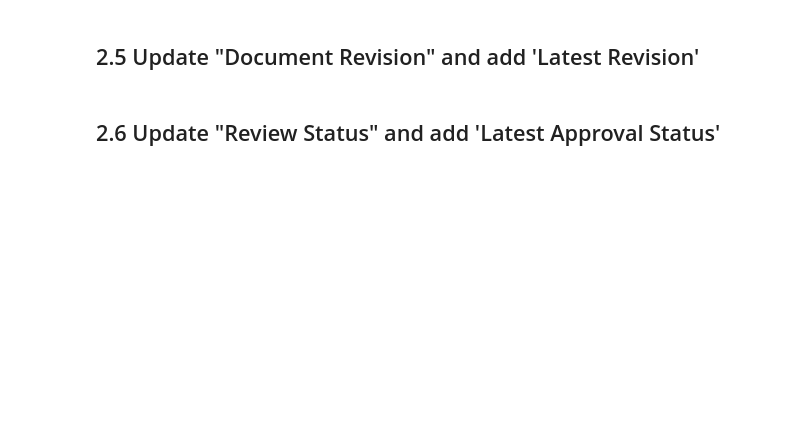
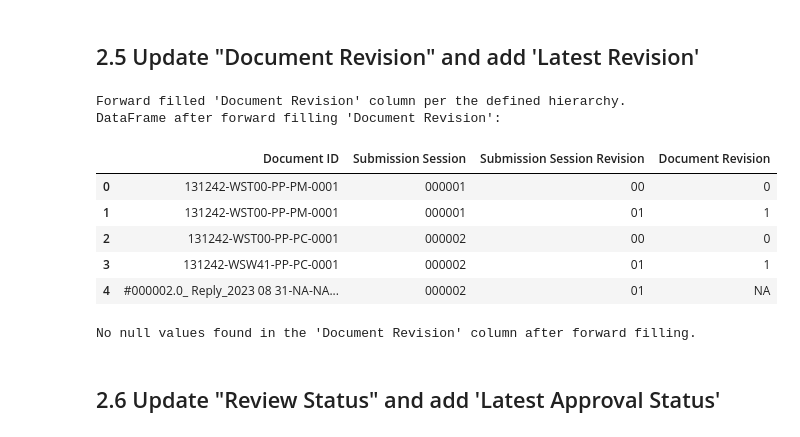
Before and after one commit to chinwarsoon/Engineering-and-Design, a Jupyter notebook: dcc/dcc_mdl_copy.ipynb, the cells around one changed output. Drawn from its saved outputs; the diff is of its cells as text; code cells hidden in the pictures; blank space fills up the shorter version.

```diff
--- a/dcc/dcc_mdl_copy.ipynb
+++ b/dcc/dcc_mdl_copy.ipynb
@@ -427,33 +756,43 @@ else:
 # %%
 # check if 'Document Revision' column exists before performing forward fill operations, and if it does,
 # perform forward fill to ensure consistent revision information for each document per the following hierarchy:
 # 1. Check "Document Revision" Column, if null, forward fill "Document Revision" Per "Document ID", and "Submission Session", and "Submission Session Revision".
 # 2. Then forward fill per "Document ID", and "Submission Session"if still null after previous forward fill.
 # 3. Then forward fill per "Document ID" if still null after previous forward fills.
 # 4. Then fill "NA" if still null after all forward fills.
 # This will help ensure that the 'Document Revision' column has consistent values for each document, even if some rows had missing revision information.
 # After then we will check if there are still any null values in 'Document Revision' and print those rows to investigate potential data quality issues.
 
 if 'Document Revision' in df_cleaned_and_filtered.columns:
     df_cleaned_and_filtered['Document Revision'] = df_cleaned_and_filtered.groupby(['Document ID', 'Submission Session', 'Submission Session Revision'])['Document Revision'].ffill()
     df_cleaned_and_filtered['Document Revision'] = df_cleaned_and_filtered.groupby(['Document ID', 'Submission Session'])['Document Revision'].ffill()
     df_cleaned_and_filtered['Document Revision'] = df_cleaned_and_filtered.groupby('Document ID')['Document Revision'].ffill()
     df_cleaned_and_filtered['Document Revision'] = df_cleaned_and_filtered['Document Revision'].fillna("NA")
     print("Forward filled 'Document Revision' column per the defined hierarchy.")
     # print the 'Document ID', 'Submission Session', 'Submission Session Revision', and 'Document Revision' columns to check the results of the forward fill operations and ensure that the revision information is now consistent across the relevant groupings.
     print("DataFrame after forward filling 'Document Revision':")
-    display(df_cleaned_and_filtered[['Document ID', 'Submission Session', 'Submission Session Revision', 'Document Revision']].head(20))
+    display(df_cleaned_and_filtered[['Document ID', 'Submission Session', 'Submission Session Revision', 'Document Revision']].head())
 
     # Check if there are still any null values in 'Document Revision' after forward filling and print those rows to investigate potential data quality issues.
     num_null_document_revision = df_cleaned_and_filtered['Document Revision'].isna().sum()
     if num_null_document_revision > 0:
         print(f"There are {num_null_document_revision} null values in the 'Document Revision' column after forward filling.")
         print("Rows with null 'Document Revision' values:")
         display(df_cleaned_and_filtered[df_cleaned_and_filtered['Document Revision'].isna()])
     else:
         print("No null values found in the 'Document Revision' column after forward filling.")
 else:
     print("Column 'Document Revision' not found. Skipping forward fill for 'Document Revision'.")
+# %% [output]
+Forward filled 'Document Revision' column per the defined hierarchy.
+DataFrame after forward filling 'Document Revision':
+|  | Document ID | Submission Session | Submission Session Revision | Document Revision |
+| 0 | 131242-WST00-PP-PM-0001 | 000001 | 00 | 0 |
+| 1 | 131242-WST00-PP-PM-0001 | 000001 | 01 | 1 |
+| 2 | 131242-WST00-PP-PC-0001 | 000002 | 00 | 0 |
+| 3 | 131242-WSW41-PP-PC-0001 | 000002 | 01 | 1 |
+| 4 | #000002.0_ Reply_2023 08 31-NA-NA... | 000002 | 01 | NA |
+No null values found in the 'Document Revision' column after forward filling.
 # %%
 # Find "Document Revision" corresponding to the latest "Submission Date" for each "Document ID" and store it in a new column "Latest Revsion".
 # if "Document Revision" is "NA", check previouse 'Submission Date' till a non "NA" found.
```
Also changed, not shown: parts of 24 cells of this notebook.
